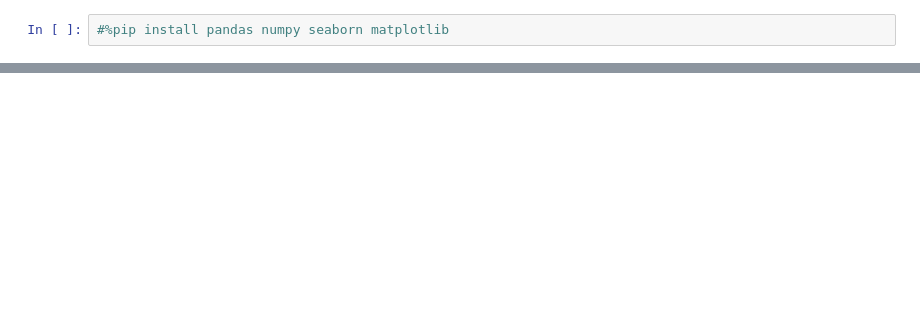
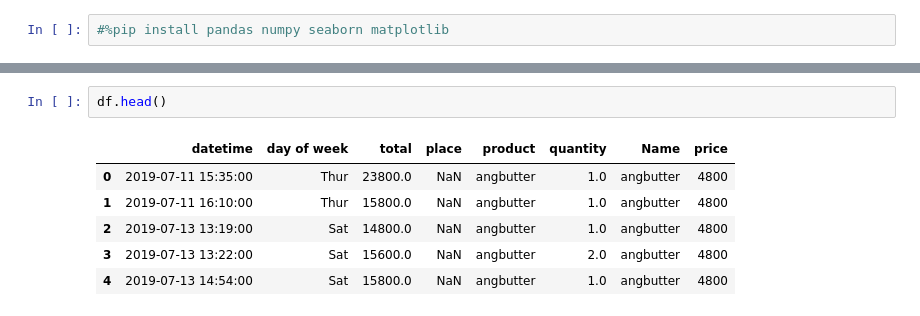
Before and after one commit to luciatejera1992/Panaderia-, a Jupyter notebook: PANADERIA/EDA.ipynb, the cells around one changed output, grey strips where cells are left out. Saved outputs shown, nothing was run; the diff lists cells and outputs as text; blank space fills up the shorter version.

```diff
--- a/PANADERIA/EDA.ipynb
+++ b/PANADERIA/EDA.ipynb
@@ -141,0 +222,9 @@ memory usage: 529.6 KB
+# %%
+df.head()
+# %% [output]
+|  | datetime | day of week | total | place | product | quantity | Name | price |
+| 0 | 2019-07-11 15:35:00 | Thur | 23800.0 | NaN | angbutter | 1.0 | angbutter | 4800 |
+| 1 | 2019-07-11 16:10:00 | Thur | 15800.0 | NaN | angbutter | 1.0 | angbutter | 4800 |
+| 2 | 2019-07-13 13:19:00 | Sat | 14800.0 | NaN | angbutter | 1.0 | angbutter | 4800 |
+| 3 | 2019-07-13 13:22:00 | Sat | 15600.0 | NaN | angbutter | 2.0 | angbutter | 4800 |
+| 4 | 2019-07-13 14:54:00 | Sat | 15800.0 | NaN | angbutter | 1.0 | angbutter | 4800 |
```
Also changed, not shown: parts of 21 cells of this notebook.
